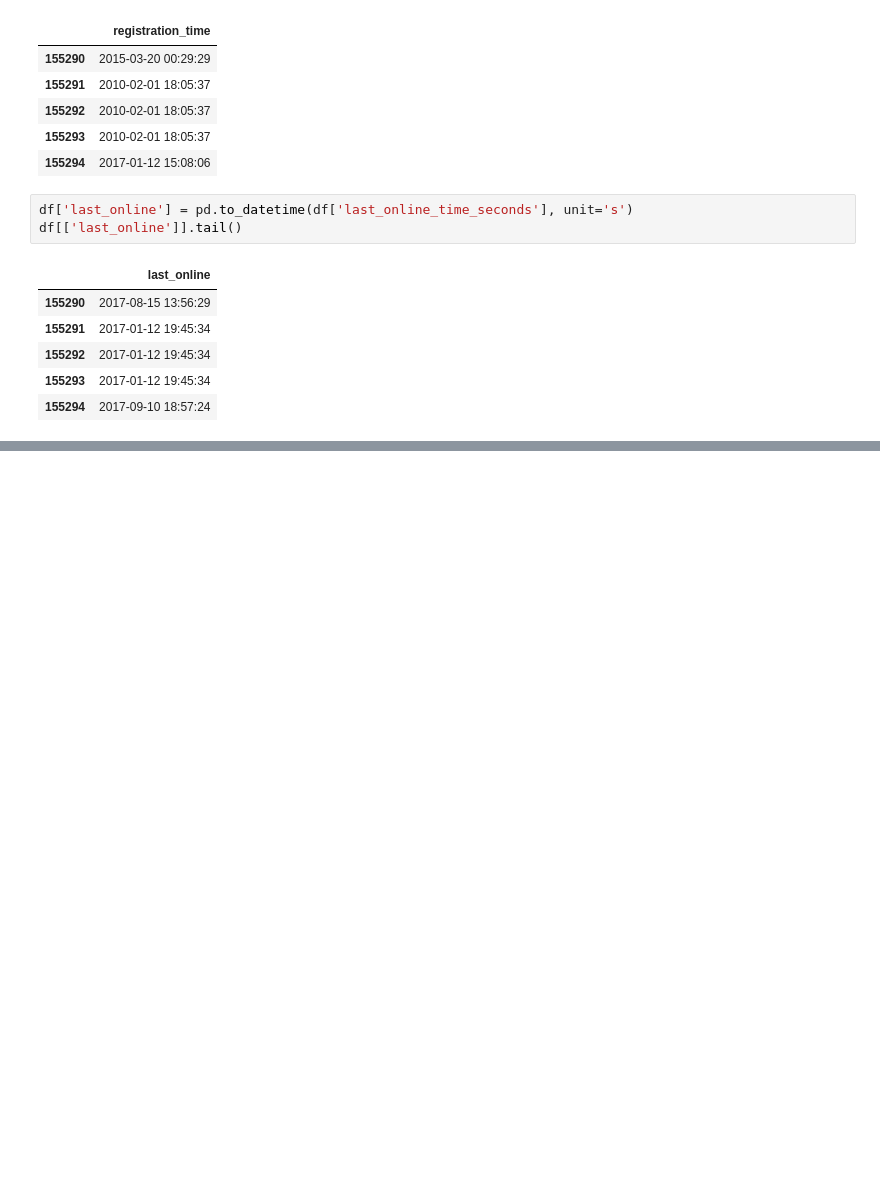
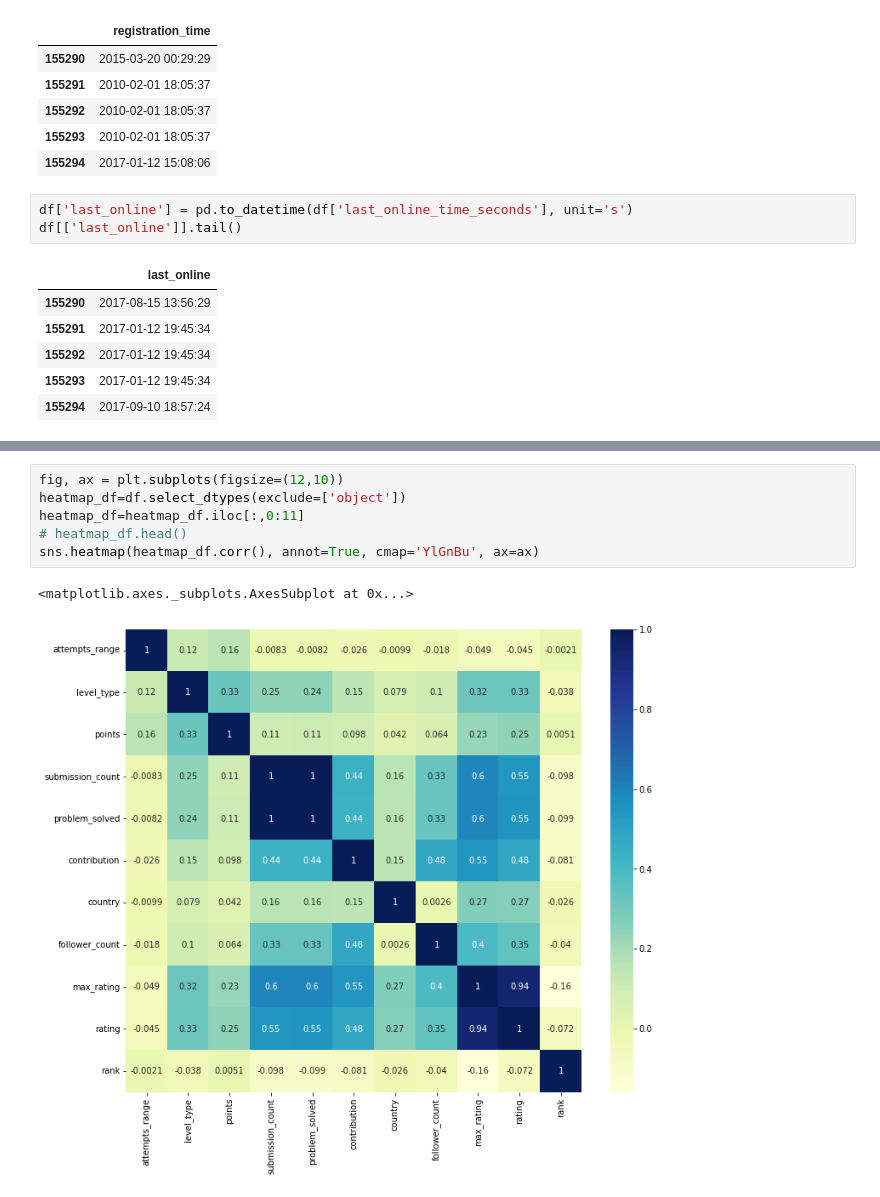
Before and after one commit to AlgorithmUnlocksML/Problem_Recommendation, a Jupyter notebook: Problem_Recommendation.ipynb, the cells around one changed output, grey strips where cells are left out. Drawn from its saved outputs; the diff is of its cells as text; blank space fills up the shorter version.

```diff
--- a/Problem_Recommendation.ipynb
+++ b/Problem_Recommendation.ipynb
@@ -553,0 +647,9 @@ dtype: object
+# %%
+fig, ax = plt.subplots(figsize=(12,10))
+heatmap_df=df.select_dtypes(exclude=['object'])
+heatmap_df=heatmap_df.iloc[:,0:11]
+# heatmap_df.head()
+sns.heatmap(heatmap_df.corr(), annot=True, cmap='YlGnBu', ax=ax)
+# %% [output]
+<matplotlib.axes._subplots.AxesSubplot at 0x...>
+[figure, added]
```
Also changed, not shown: parts of 102 cells of this notebook.
